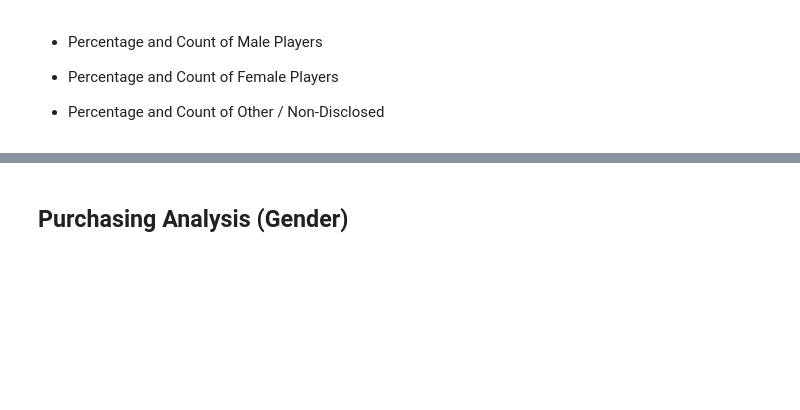
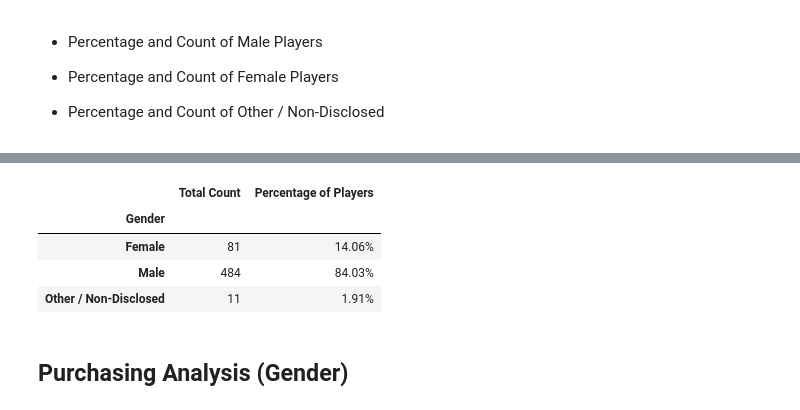
Before and after one commit to nicpie-bit/Gaming-Purchases-Analysis, a Jupyter notebook: HeroesOfPymoil/HeroesOfPymoil_starter.ipynb, the cells around one changed output, grey strips where cells are left out. Drawn from its saved outputs; the diff is of its cells as text; code cells hidden in the pictures; blank space fills up the shorter version.

```diff
--- a/HeroesOfPymoil/HeroesOfPymoil_starter.ipynb
+++ b/HeroesOfPymoil/HeroesOfPymoil_starter.ipynb
@@ -87,3 +102,30 @@ summary_df2
+# %%
+#Group by gender
+group_by_gender_df = reduced_df.groupby("Gender")
+
+#Find total gender count
+gender_count = group_by_gender_df["Gender"].count()
+
+#Find percentage for each gender
+perc_of_gender = (gender_count / total_players)
+
+#Create DataFrame to store Gender Demo
+gender_demo_df = pd.DataFrame({
+    "Total Count":gender_count,
+    "Percentage of Players":perc_of_gender
+})
+gender_demo_df.head()
+
+#Re Format
+reformat_demo_df = gender_demo_df.copy()
+reformat_demo_df["Percentage of Players"] = reformat_demo_df["Percentage of Players"].map("{:.2%}".format)
+reformat_demo_df
+# %% [output]
+|  | Total Count | Percentage of Players |
+| Gender |  |  |
+| Female | 81 | 14.06% |
+| Male | 484 | 84.03% |
+| Other / Non-Disclosed | 11 | 1.91% |
 # %% [markdown]
 
 ## Purchasing Analysis (Gender)
```
Also changed, not shown: parts of 6 cells of this notebook, 1 other file.
